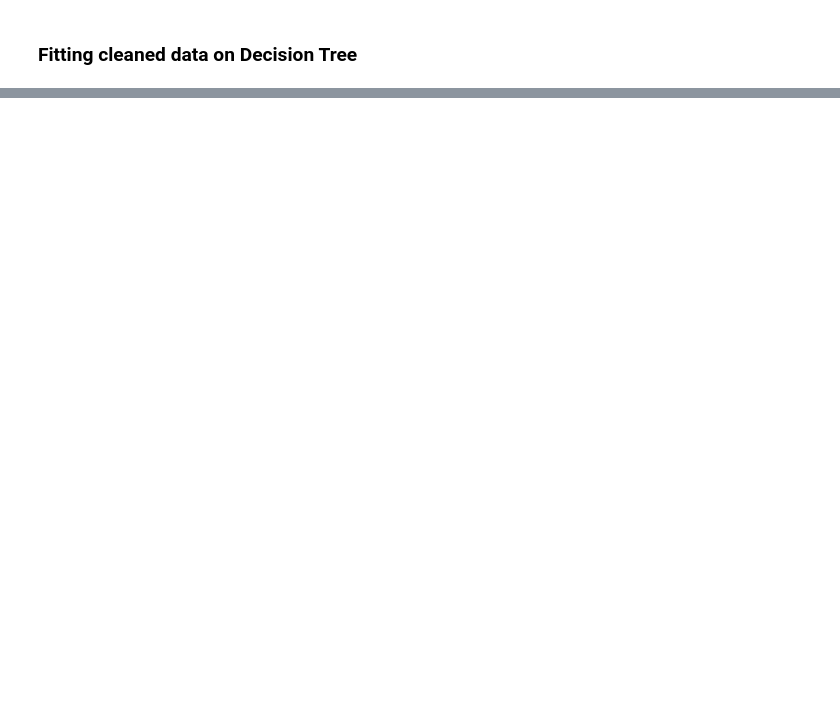
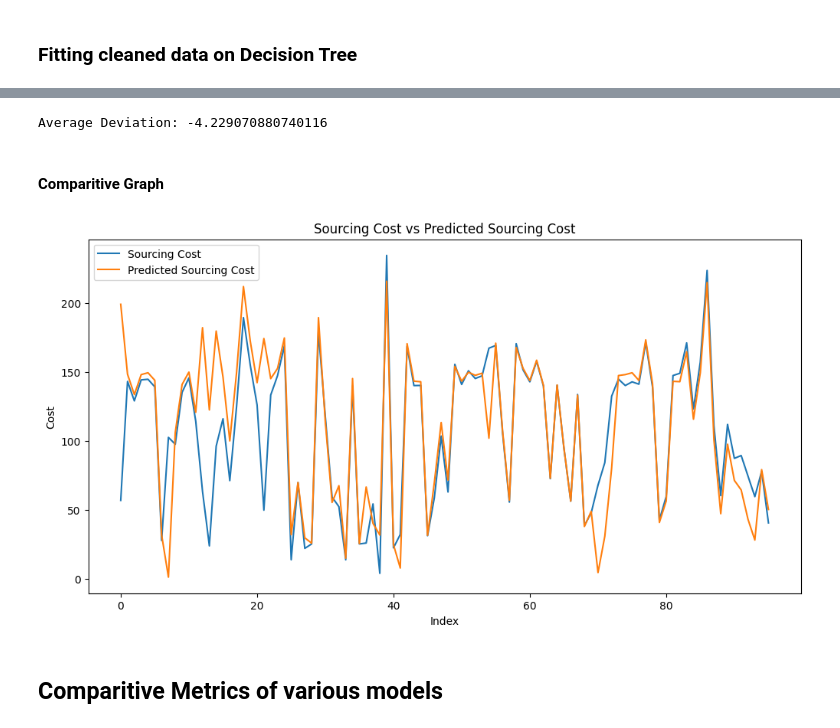
Before and after one commit to aadi1011/Maersk-Assessment-AIML-Aadith, a Jupyter notebook: aadith_dl_ml_coding_challenge.ipynb, the cells around one changed output, grey strips where cells are left out. Saved outputs shown, nothing was run; the diff lists cells and outputs as text; code cells hidden in the pictures; blank space fills up the shorter version.

```diff
--- a/aadith_dl_ml_coding_challenge.ipynb
+++ b/aadith_dl_ml_coding_challenge.ipynb
@@ -884 +750,3 @@ cleaned_train
+# %%
+cleaned_train = cleaned_train.drop(['Sourcing_Month', 'Sourcing_Month_Num'], axis=1)
 # %%
@@ -944,6 +811,8 @@ Cleaned Decision Tree Test R2 Score: 0.6788165178216088
 # Add predicted sourcing cost to the test dataset
 cleaned_test['Predicted Sourcing Cost'] = clean_y_pred_test_dt
 
+# Cleaning the data to make it look like original
+cleaned_test = cleaned_test.drop(['Sourcing Year', 'Sourcing Month', 'Month', 'Year'], axis=1)
 
 # Print the test dataset with predicted sourcing cost
 cleaned_test
@@ -963,0 +833,6 @@ cleaned_test
+# %%
+# Calculate the difference between Sourcing Cost and Predicted Sourcing Cost
+cleaned_test['Difference'] = cleaned_test['Sourcing Cost'] - cleaned_test['Predicted Sourcing Cost']
+
+# Print the DataFrame with the new "Difference" column
+cleaned_test
@@ -963,0 +853,36 @@ cleaned_test
+# %%
+# Calculate the total sum of the "Difference" column
+total_difference_sum = cleaned_test['Difference'].sum()
+
+# Calculate the number of rows in the DataFrame
+num_rows = cleaned_test.shape[0]
+
+# Calculate the average difference
+average_difference = total_difference_sum / num_rows
+
+# Print the average difference
+print("Average Deviation:", average_difference)
+# %% [output]
+Average Deviation: -4.229070880740116
+# %%
+# reset index
+cleaned_test.reset_index(drop=True, inplace=True)
+# %% [markdown]
+#### Comparitive Graph
+# %%
+plt.figure(figsize=(12, 6))
+plt.plot(cleaned_test.index, cleaned_test['Sourcing Cost'], label='Sourcing Cost')
+plt.plot(cleaned_test.index, cleaned_test['Predicted Sourcing Cost'], label='Predicted Sourcing Cost')
+
+# Adding labels and title
+plt.xlabel('Index')
+plt.ylabel('Cost')
+plt.title('Sourcing Cost vs Predicted Sourcing Cost')
+plt.legend()
+
+# Display the plot
+plt.show()
+# %% [output]
+[figure, added]
+# %% [markdown]
+## Comparitive Metrics of various models
```
Also changed, not shown: parts of 41 cells of this notebook.
